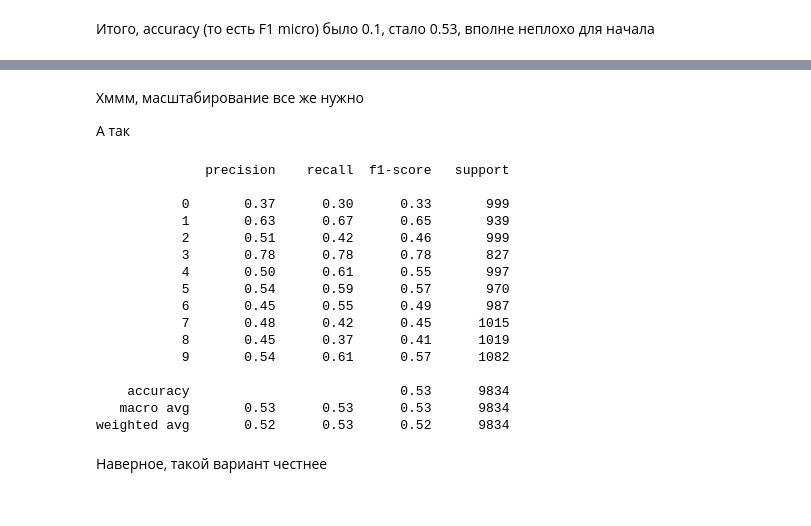
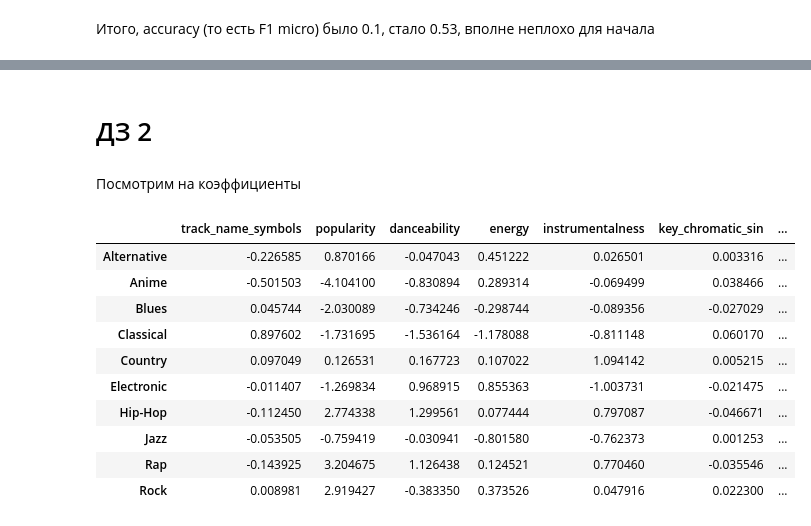
Before and after one commit to gtrofimiuk/ML_course, a Jupyter notebook: MusicGenres.ipynb, the cells around one changed output, grey strips where cells are left out. Drawn from its saved outputs; the diff is of its cells as text; code cells hidden in the pictures.

```diff
--- a/MusicGenres.ipynb
+++ b/MusicGenres.ipynb
@@ -749,33 +702,22 @@ weighted avg       0.39      0.40      0.38      9834
-# %% [markdown]
-Хммм, масштабирование все же нужно
-
-А так
-# %%
-scaler = StandardScaler()
-scaler.fit(X_train)
-X_train = scaler.transform(X_train)
-X_test = scaler.transform(X_test)
-
-model = LogisticRegression(multi_class='auto')
-model.fit(X_train, y_train)
-y_preds_ovr = model.predict(X_test)
-print(classification_report(y_test, y_preds_ovr))
-# %% [output]
-              precision    recall  f1-score   support
-
-           0       0.37      0.30      0.33       999
-           1       0.63      0.67      0.65       939
-           2       0.51      0.42      0.46       999
-           3       0.78      0.78      0.78       827
-           4       0.50      0.61      0.55       997
-           5       0.54      0.59      0.57       970
-           6       0.45      0.55      0.49       987
-           7       0.48      0.42      0.45      1015
-           8       0.45      0.37      0.41      1019
-           9       0.54      0.61      0.57      1082
-
-    accuracy                           0.53      9834
-   macro avg       0.53      0.53      0.53      9834
-weighted avg       0.52      0.53      0.52      9834
-# %% [markdown]
-Наверное, такой вариант честнее
+# %% [markdown]
+# ДЗ 2
+# %% [markdown]
+
+
+
+Посмотрим на коэффициенты
+# %%
+lr_coeffs = pd.DataFrame(model.coef_,columns = X.columns, index = le.classes_)
+lr_coeffs
+# %% [output]
+|  | track_name_symbols | popularity | danceability | energy | instrumentalness | key_chromatic_sin | ... |
+| Alternative | -0.226585 | 0.870166 | -0.047043 | 0.451222 | 0.026501 | 0.003316 | ... |
+| Anime | -0.501503 | -4.104100 | -0.830894 | 0.289314 | -0.069499 | 0.038466 | ... |
+| Blues | 0.045744 | -2.030089 | -0.734246 | -0.298744 | -0.089356 | -0.027029 | ... |
+| Classical | 0.897602 | -1.731695 | -1.536164 | -1.178088 | -0.811148 | 0.060170 | ... |
+| Country | 0.097049 | 0.126531 | 0.167723 | 0.107022 | 1.094142 | 0.005215 | ... |
+| Electronic | -0.011407 | -1.269834 | 0.968915 | 0.855363 | -1.003731 | -0.021475 | ... |
+| Hip-Hop | -0.112450 | 2.774338 | 1.299561 | 0.077444 | 0.797087 | -0.046671 | ... |
+| Jazz | -0.053505 | -0.759419 | -0.030941 | -0.801580 | -0.762373 | 0.001253 | ... |
+| Rap | -0.143925 | 3.204675 | 1.126438 | 0.124521 | 0.770460 | -0.035546 | ... |
+| Rock | 0.008981 | 2.919427 | -0.383350 | 0.373526 | 0.047916 | 0.022300 | ... |
```
Also changed, not shown: parts of 14 cells of this notebook.
